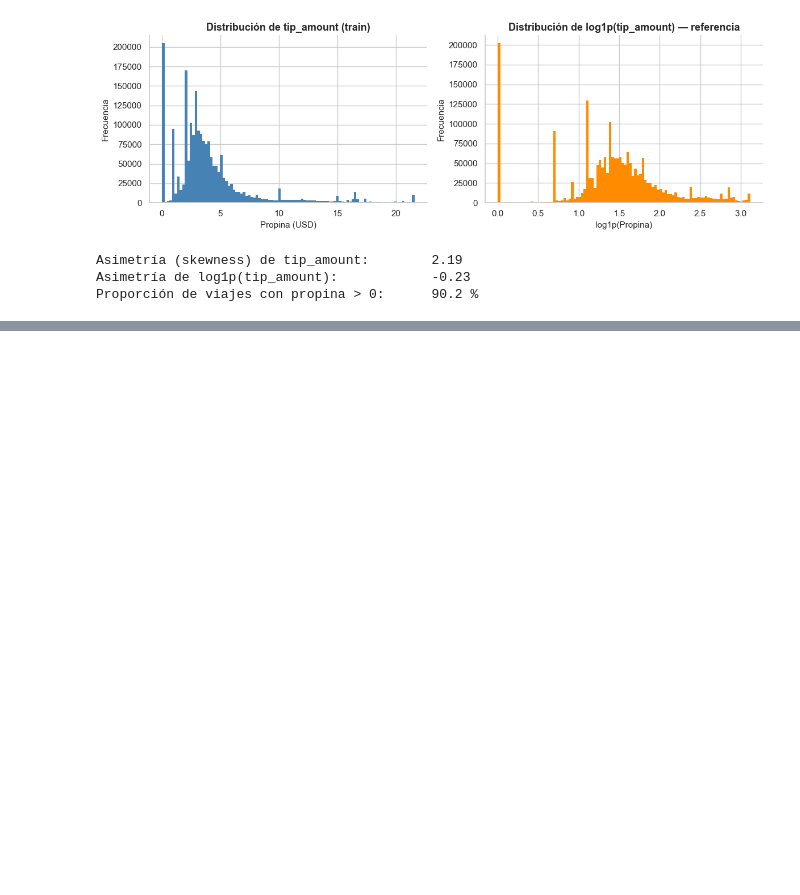
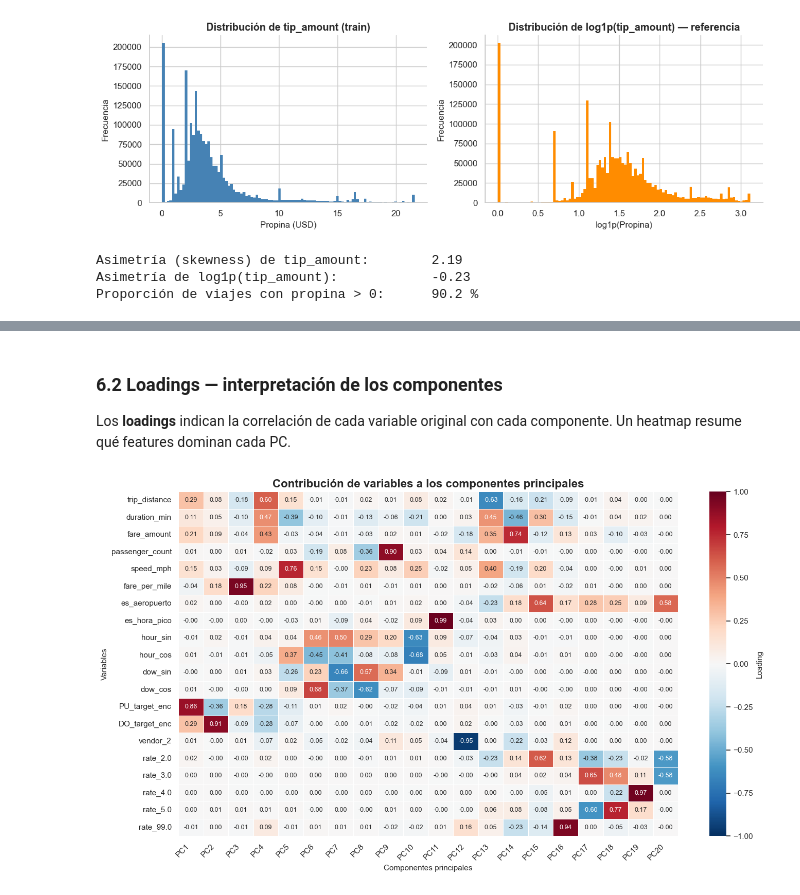
Before and after one commit to nmoguilner/ceia_add, a Jupyter notebook: tp_grupal_yellowtaxi_target_propina.ipynb, the cells around one changed output, grey strips where cells are left out. Saved outputs shown, nothing was run; the diff lists cells and outputs as text; code cells hidden in the pictures; blank space fills up the shorter version.

```diff
--- a/tp_grupal_yellowtaxi_target_propina.ipynb
+++ b/tp_grupal_yellowtaxi_target_propina.ipynb
@@ -1650,0 +1499,28 @@ Para este problema, **conservamos las features originales (post encoding)** como
+# %% [markdown]
+### 6.2 Loadings — interpretación de los componentes
+
+Los **loadings** indican la correlación de cada variable original con cada componente. Un heatmap resume qué features dominan cada PC.
+# %%
+plt.figure(figsize=(14, 8))
+
+sns.heatmap(
+    loadings,
+    annot=True,
+    fmt='.2f',
+    cmap='RdBu_r',
+    center=0,
+    vmin=-1,
+    vmax=1,
+    linewidths=0.5,
+    cbar_kws={'label': 'Loading'},
+    annot_kws={'size': 9}
+)
+
+plt.title('Contribución de variables a los componentes principales', fontsize=16)
+plt.xlabel('Componentes principales')
+plt.ylabel('Variables')
+plt.xticks(rotation=45, ha='right')
+plt.tight_layout()
+plt.show()
+# %% [output]
+[figure, added]
```
Also changed, not shown: parts of 69 cells of this notebook.
